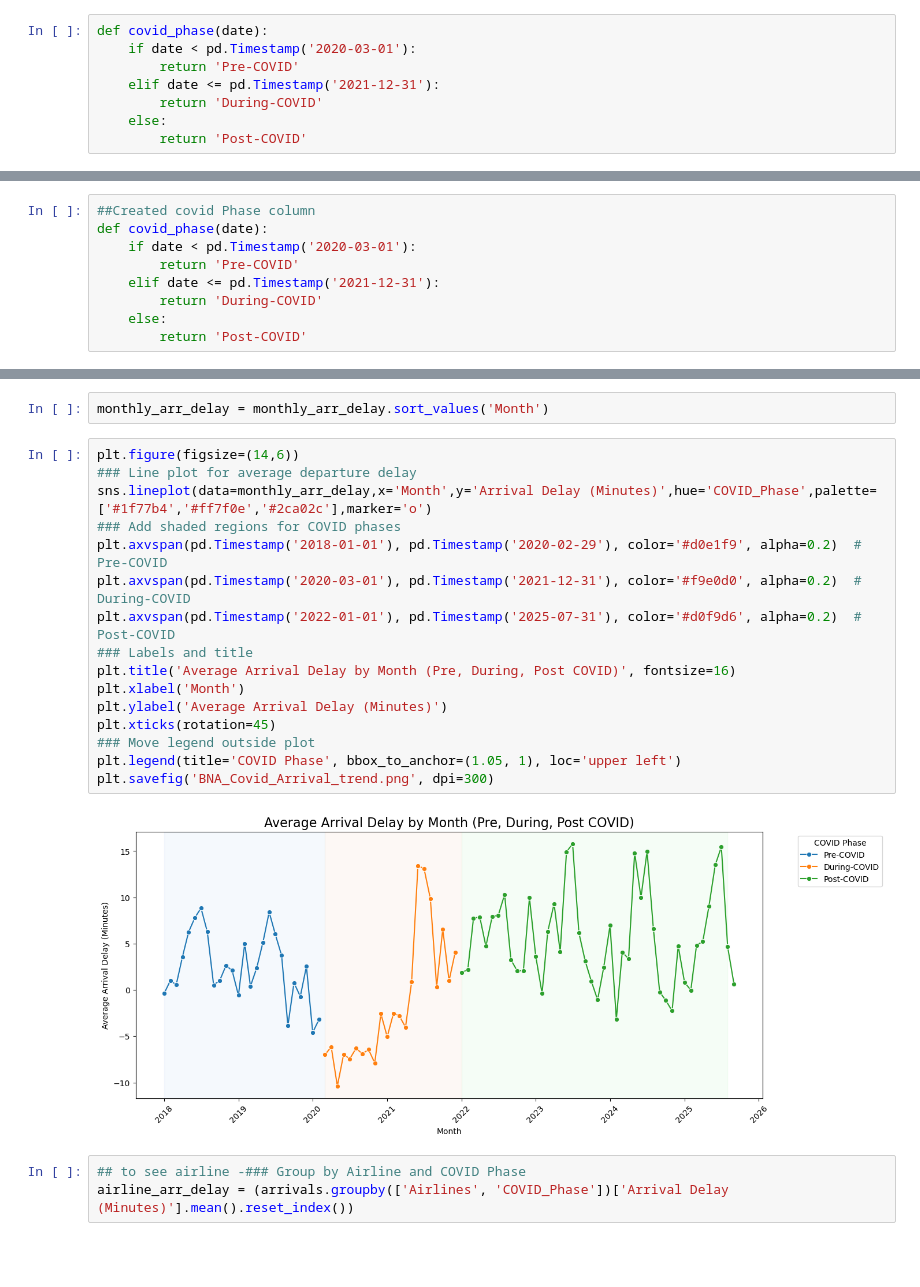
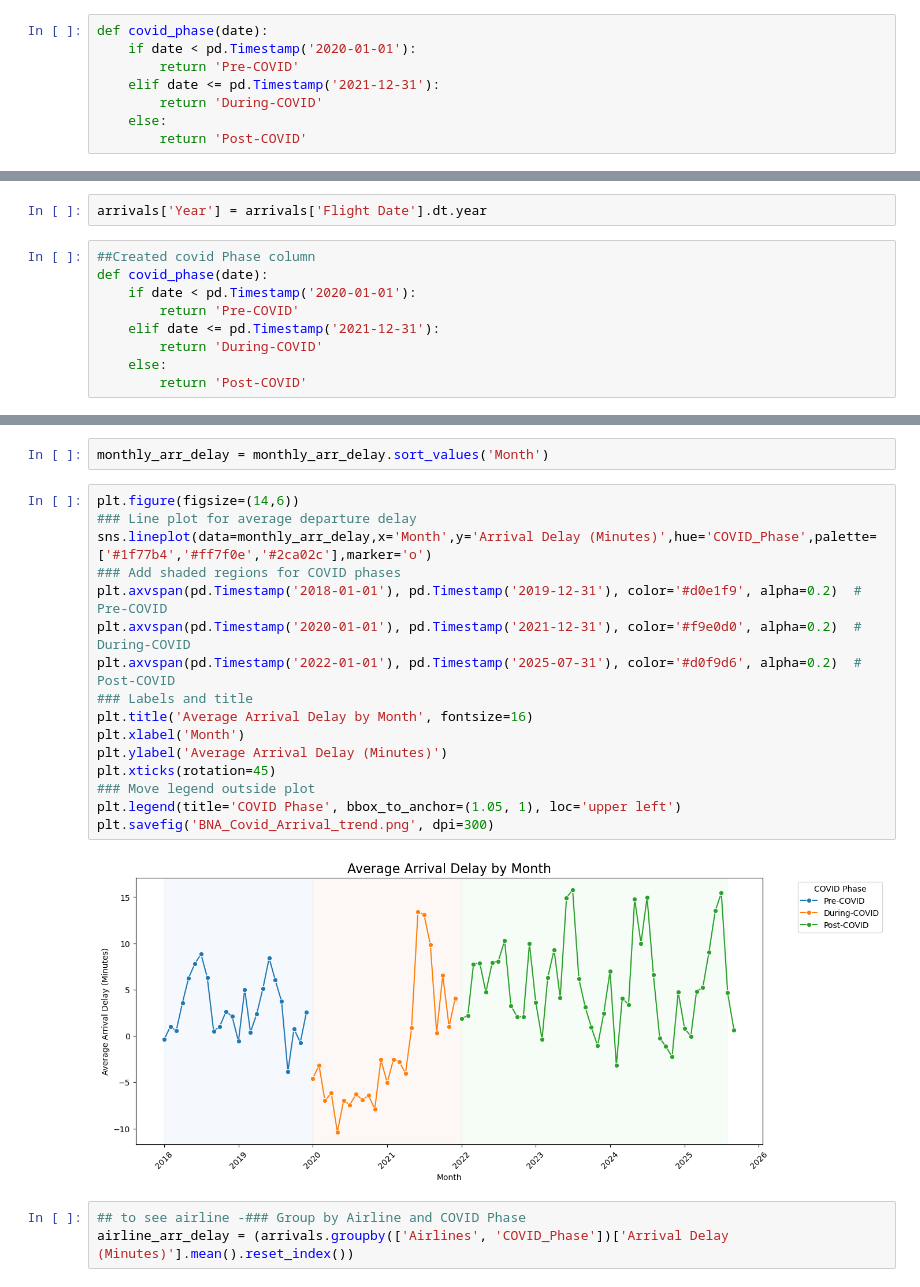
Before and after one commit to shrutivir/BNA-flight-delay-covid_impact, a Jupyter notebook: Notebook/BNA_Airport_Delay.ipynb, the cells around one changed output, grey strips where cells are left out. Drawn from its saved outputs; the diff is of its cells as text; blank space fills up the shorter version.

```diff
--- a/Notebook/BNA_Airport_Delay.ipynb
+++ b/Notebook/BNA_Airport_Delay.ipynb
@@ -209,7 +206,7 @@ print(arrivals.groupby(['Carrier Code','Flight Date']).size().max())
 ## Departures
 # %%
 def covid_phase(date):
-    if date < pd.Timestamp('2020-03-01'):
+    if date < pd.Timestamp('2020-01-01'):
         return 'Pre-COVID'
     elif date <= pd.Timestamp('2021-12-31'):
         return 'During-COVID'
@@ -291,10 +352,12 @@ plt.savefig('BNA_airline_delay_chart.png', dpi=300)
 arrivals['Flight Date'] = pd.to_datetime(arrivals['Flight Date'])
 # %%
 arrivals['Month'] = arrivals['Flight Date'].dt.to_period('M').dt.to_timestamp()
+# %%
+arrivals['Year'] = arrivals['Flight Date'].dt.year
 # %%
 ##Created covid Phase column
 def covid_phase(date):
-    if date < pd.Timestamp('2020-03-01'):
+    if date < pd.Timestamp('2020-01-01'):
         return 'Pre-COVID'
     elif date <= pd.Timestamp('2021-12-31'):
         return 'During-COVID'
@@ -316,21 +406,21 @@ monthly_arr_delay = monthly_arr_delay.sort_values('Month')
 # %%
 plt.figure(figsize=(14,6))
 ### Line plot for average departure delay
 sns.lineplot(data=monthly_arr_delay,x='Month',y='Arrival Delay (Minutes)',hue='COVID_Phase',palette=['#1f77b4','#ff7f0e','#2ca02c'],marker='o')
 ### Add shaded regions for COVID phases
-plt.axvspan(pd.Timestamp('2018-01-01'), pd.Timestamp('2020-02-29'), color='#d0e1f9', alpha=0.2)  # Pre-COVID
-plt.axvspan(pd.Timestamp('2020-03-01'), pd.Timestamp('2021-12-31'), color='#f9e0d0', alpha=0.2)  # During-COVID
+plt.axvspan(pd.Timestamp('2018-01-01'), pd.Timestamp('2019-12-31'), color='#d0e1f9', alpha=0.2)  # Pre-COVID
+plt.axvspan(pd.Timestamp('2020-01-01'), pd.Timestamp('2021-12-31'), color='#f9e0d0', alpha=0.2)  # During-COVID
 plt.axvspan(pd.Timestamp('2022-01-01'), pd.Timestamp('2025-07-31'), color='#d0f9d6', alpha=0.2)  # Post-COVID
 ### Labels and title
-plt.title('Average Arrival Delay by Month (Pre, During, Post COVID)', fontsize=16)
+plt.title('Average Arrival Delay by Month', fontsize=16)
 plt.xlabel('Month')
 plt.ylabel('Average Arrival Delay (Minutes)')
 plt.xticks(rotation=45)
 ### Move legend outside plot
 plt.legend(title='COVID Phase', bbox_to_anchor=(1.05, 1), loc='upper left')
 plt.savefig('BNA_Covid_Arrival_trend.png', dpi=300)
 # %% [output]
-[figure, old version]
+[figure, new version]
 # %%
 ## to see airline -### Group by Airline and COVID Phase
 airline_arr_delay = (arrivals.groupby(['Airlines', 'COVID_Phase'])['Arrival Delay (Minutes)'].mean().reset_index())
```
Also changed, not shown: parts of 26 cells of this notebook, 9 other files.
